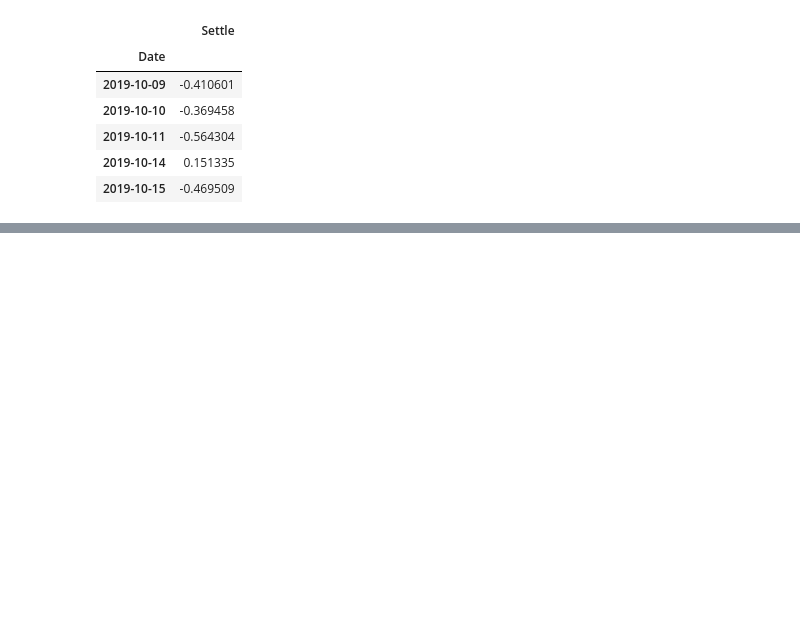
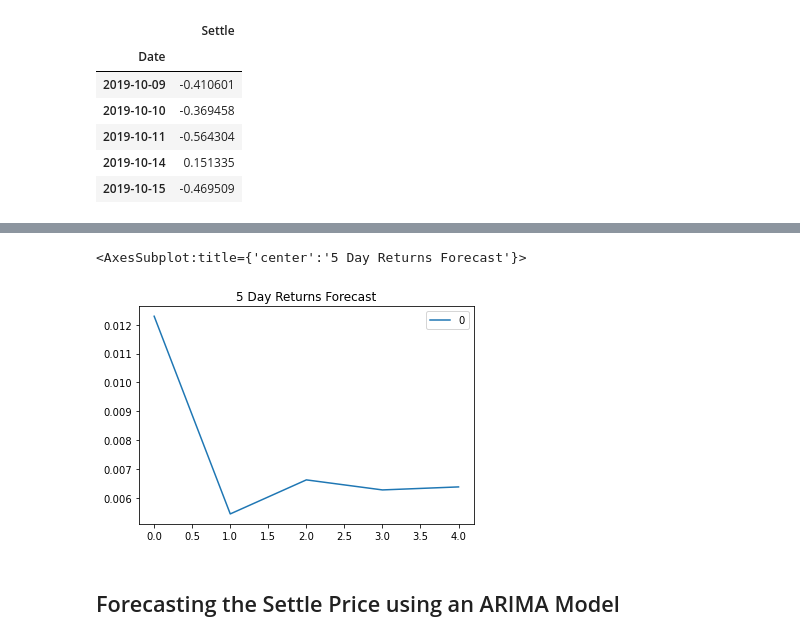
Before and after one commit to palma-javier-1997/Time_Series_Homework, a Jupyter notebook: time_series_analysis.ipynb, the cells around one changed output, grey strips where cells are left out. Saved outputs shown, nothing was run; the diff lists cells and outputs as text; code cells hidden in the pictures; blank space fills up the shorter version.

```diff
--- a/time_series_analysis.ipynb
+++ b/time_series_analysis.ipynb
@@ -104,0 +102,9 @@ import statsmodels.api as sm
+# %%
+import statsmodels.api as sm
+from statsmodels.tsa.arima_model import ARMA
+
+# Estimate and ARMA model
+model = ARMA(returns.values, order = (2,1))
+
+# Fit model
+results = model.fit()
@@ -104,0 +152,8 @@ import statsmodels.api as sm
+# %%
+# Plot 5 day Returns Forecast
+pd.DataFrame(results.forecast(steps=5)[0]).plot(title="5 Day Returns Forecast")
+# %% [output]
+<AxesSubplot:title={'center':'5 Day Returns Forecast'}>
+[figure, added]
+# %% [markdown]
+## Forecasting the Settle Price using an ARIMA Model
```
Also changed, not shown: parts of 15 cells of this notebook.
